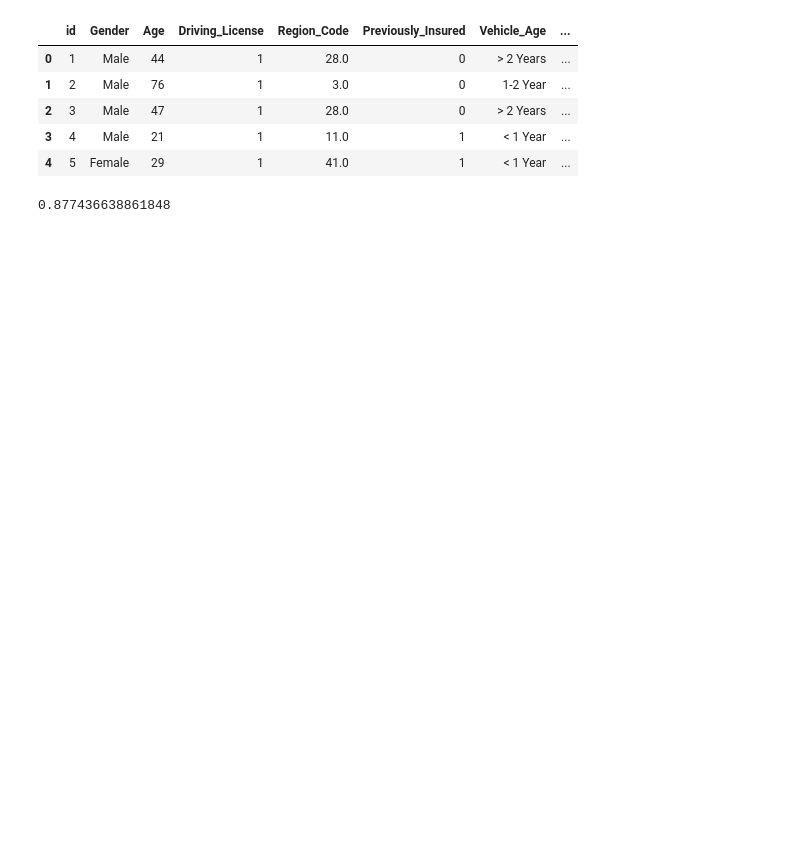
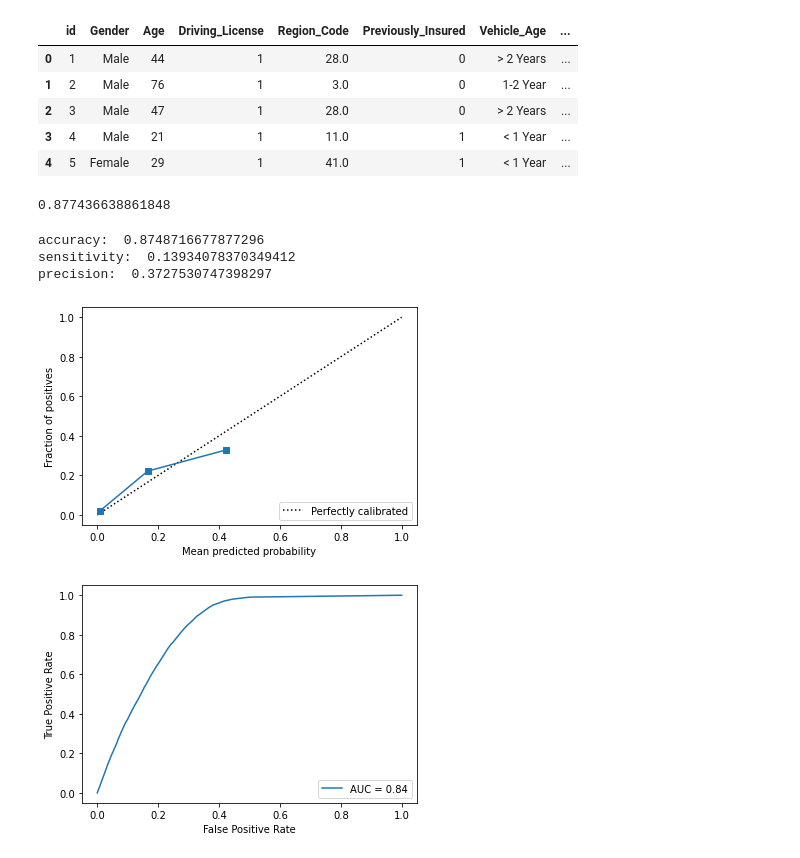
Before and after one commit to Johannes-Gross/business-analytics, a Jupyter notebook: insurance-jg.ipynb, the cells around one changed output. Cells and saved outputs as stored; diff of their text form; code cells hidden in the pictures; blank space fills up the shorter version.

Commit message:
added few helper functions and figured out that auc score of RF and GB are reasonably good.

```diff
--- a/insurance-jg.ipynb
+++ b/insurance-jg.ipynb
@@ -27,6 +28,7 @@ train[train['Response']==0].shape[0]/train.shape[0]
 ## Preprocessing pipeline which performs a one-hot-encoding for all categorical features and returns a train-test-split
 def preprocessing(df):
     processed = df.copy()
+    processed.drop('id', axis=1, inplace=True)
     processed['Policy_Sales_Channel'] = processed['Policy_Sales_Channel'].astype('int32').astype('category')
     #processed.drop('Policy_Sales_Channel', axis=1, inplace=True)
     processed['Region_Code'] = processed['Region_Code'].astype('int32').astype('category')
@@ -52,3 +54,10 @@ def eval_clf_calib(clf, X_test, y_test):
     prob_true, prob_pred = calibration_curve(y_test, probs, n_bins=5, strategy='quantile')
     disp = CalibrationDisplay(prob_true, prob_pred, probs)
     disp.plot()
+# %%
+## Calculates the ROC curve and AUC score
+def eval_clf_roc(clf, X_test, y_test):
+    fpr, tpr, _ = roc_curve(y_test.values, clf.predict_proba(X_test)[:,1])
+    roc_auc = auc(fpr, tpr)
+    display = RocCurveDisplay(fpr=fpr, tpr=tpr, roc_auc=roc_auc)
+    display.plot()
@@ -57,7 +72,14 @@ X_train, X_test, y_train, y_test = preprocessing(train)
 # %%
 rf = RandomForestClassifier().fit(X_train, y_train)
 eval_clf_perf(rf, X_test, y_test)
 eval_clf_calib(rf, X_test, y_test)
+eval_clf_roc(rf, X_test, y_test)
+# %% [output]
+accuracy:  0.8748716677877296
+sensitivity:  0.13934078370349412
+precision:  0.3727530747398297
+[figure, added]
+[figure, added]
 # %%
 lr = LogisticRegression().fit(X_train, y_train)
 eval_clf_perf(lr, X_test, y_test)
```
Also changed, not shown: parts of 5 cells of this notebook, 1 other file.
